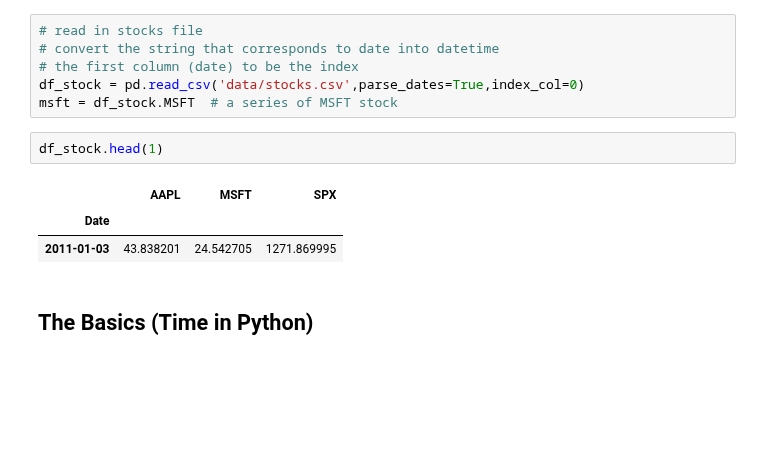
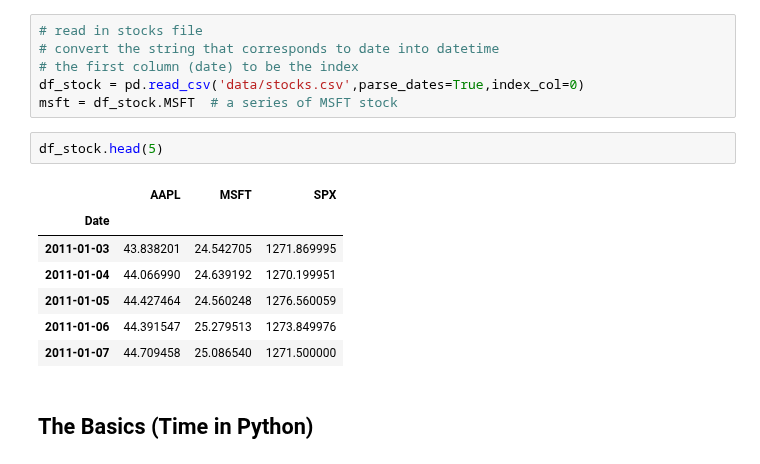
Before and after one commit to anhnguyendepocen/si370, a Jupyter notebook: 370_16_Time-complete.ipynb, the cells around one changed output. Cells and saved outputs as stored; diff of their text form; blank space fills up the shorter version.

```diff
--- a/370_16_Time-complete.ipynb
+++ b/370_16_Time-complete.ipynb
@@ -28,11 +28,15 @@ HTML('<style>{}</style>'.format(css))
 df_stock = pd.read_csv('data/stocks.csv',parse_dates=True,index_col=0)
 msft = df_stock.MSFT  # a series of MSFT stock
 # %%
-df_stock.head(1)
+df_stock.head(5)
 # %% [output]
 |  | AAPL | MSFT | SPX |
 | Date |  |  |  |
 | 2011-01-03 | 43.838201 | 24.542705 | 1271.869995 |
+| 2011-01-04 | 44.066990 | 24.639192 | 1270.199951 |
+| 2011-01-05 | 44.427464 | 24.560248 | 1276.560059 |
+| 2011-01-06 | 44.391547 | 25.279513 | 1273.849976 |
+| 2011-01-07 | 44.709458 | 25.086540 | 1271.500000 |
 # %% [markdown]
 ## The Basics (Time in Python)
 # %%
```
Also changed, not shown: parts of 42 cells of this notebook, 31 other files.
